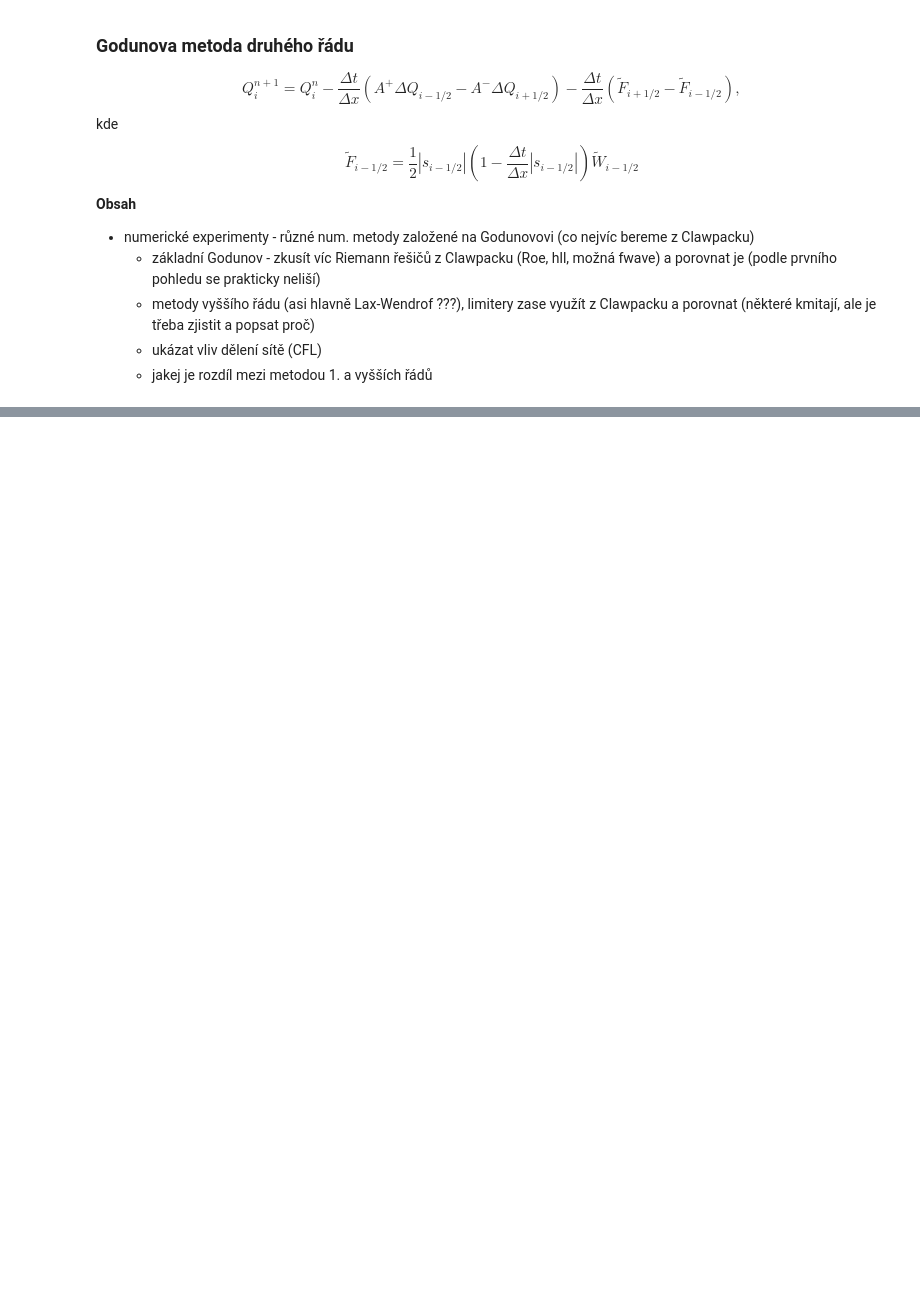
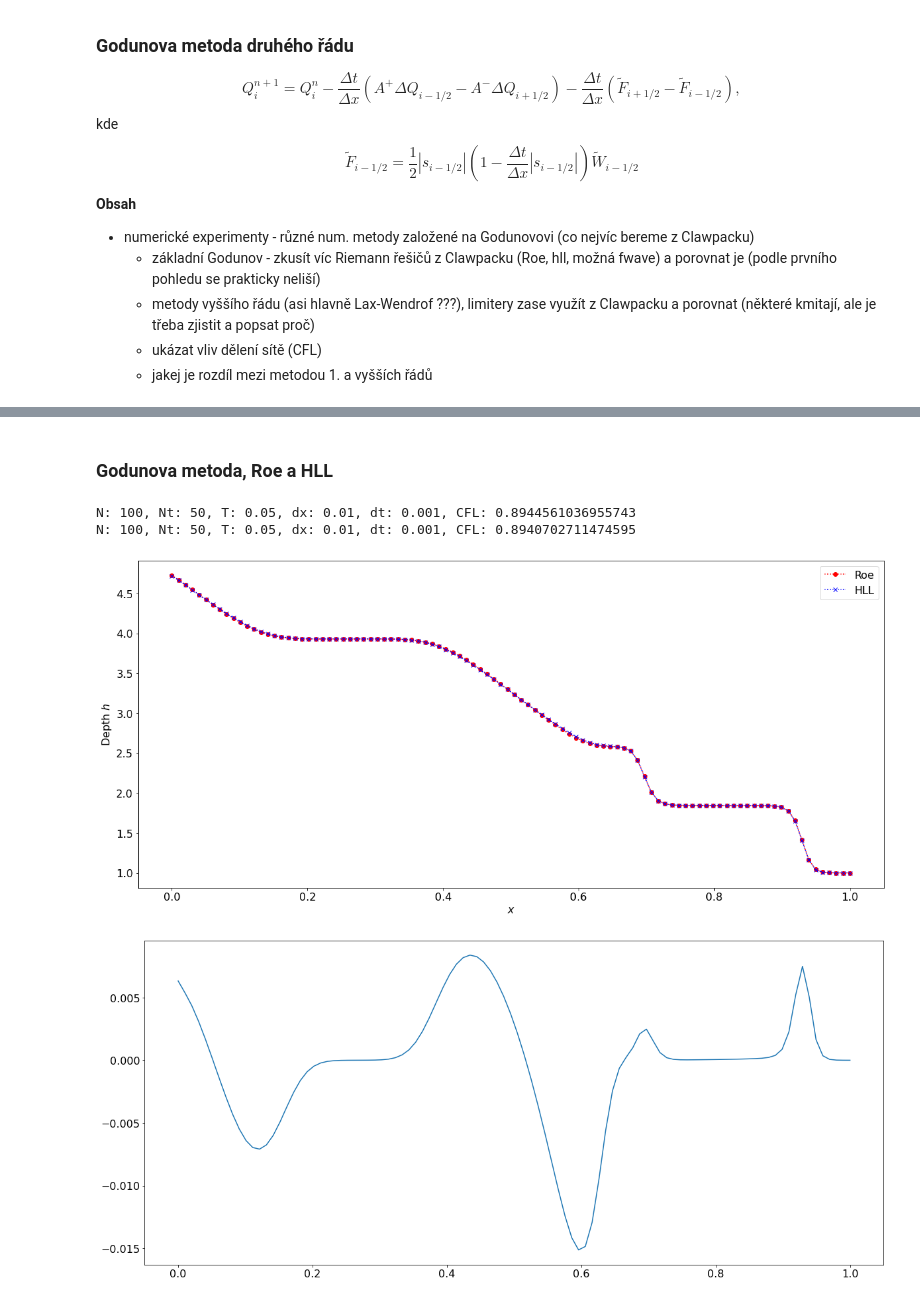
Before and after one commit to honzapulpan/fav-SNM2, a Jupyter notebook: SNM2-semestrálka.ipynb, the cells around one changed output, grey strips where cells are left out. Saved outputs shown, nothing was run; the diff lists cells and outputs as text; code cells hidden in the pictures; blank space fills up the shorter version.

```diff
--- a/SNM2-semestrálka.ipynb
+++ b/SNM2-semestrálka.ipynb
@@ -74,0 +229,25 @@ __Obsah__
+# %% [markdown]
+### Godunova metoda, Roe a HLL
+# %%
+N = 100;
+Q = shallow_ic(N, 2)
+Q_roe, x = shallow_sol(Q,
+                riemann_solver=shallow_roe_1D,
+                plot_sol=False)
+Q = shallow_ic(N, 2)
+Q_hll, x = shallow_sol(Q,
+                riemann_solver=shallow_hll_1D,
+                plot_sol=False)
+plt.plot(x, Q_roe[0,:], 'ro:', label='Roe')
+plt.plot(x, Q_hll[0,:], 'bx:', label='HLL')
+plt.legend()
+plt.ylabel('Depth $h$')
+plt.xlabel('$x$')
+plt.show()
+plt.plot(x,Q_roe[0,:]-Q_hll[0,:])
+plt.show()
+# %% [output]
+N: 100, Nt: 50, T: 0.05, dx: 0.01, dt: 0.001, CFL: 0.8944561036955743
+N: 100, Nt: 50, T: 0.05, dx: 0.01, dt: 0.001, CFL: 0.8940702711474595
+[figure, added]
+[figure, added]
```
Also changed, not shown: parts of 8 cells of this notebook, 3 other files.
